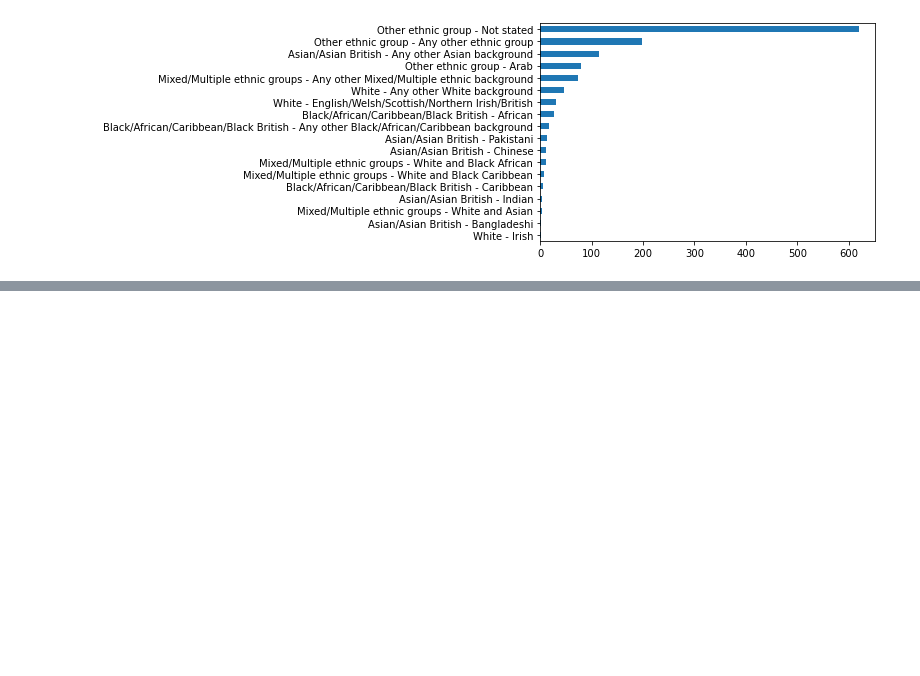
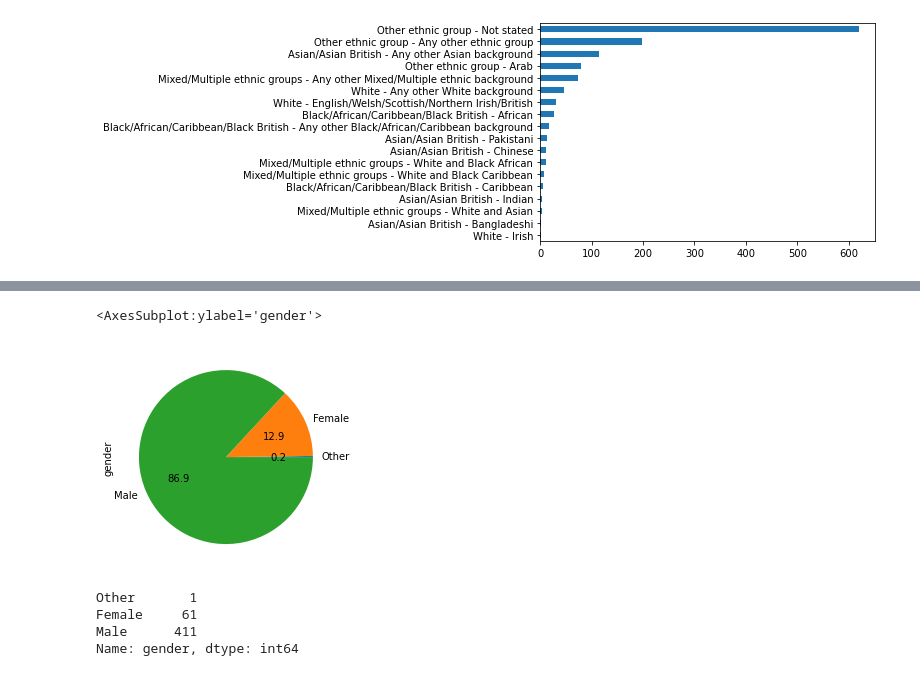
Before and after one commit to Coletterbox/A-Dashboard-Google-Sheets-, a Jupyter notebook: Stop and Search Data.ipynb, the cells around one changed output, grey strips where cells are left out. Drawn from its saved outputs; the diff is of its cells as text; code cells hidden in the pictures; blank space fills up the shorter version.

```diff
--- a/Stop and Search Data.ipynb
+++ b/Stop and Search Data.ipynb
@@ -203,0 +241,14 @@ df4['Self_Defined_Ethnicity'].value_counts(ascending = True).plot.barh(x = 'Self
+# %%
+df5 = df.loc[df['removal_of_more_than_outer_clothing'] == True]
+df5.head(10)
+df5['gender'].value_counts(ascending = True).plot.pie(x = 'gender', autopct = '%.1f')
+# %% [output]
+<AxesSubplot:ylabel='gender'>
+[figure, added]
+# %%
+df5['gender'].value_counts(ascending = True)
+# %% [output]
+Other       1
+Female     61
+Male      411
+Name: gender, dtype: int64
```
Also changed, not shown: parts of 10 cells of this notebook.
